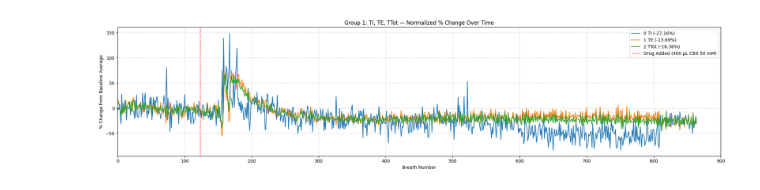
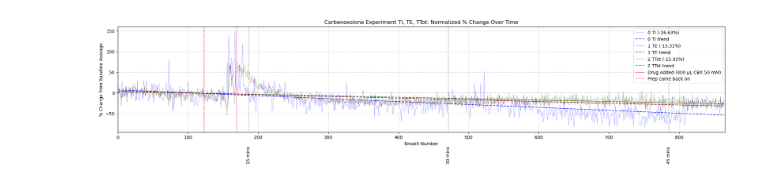
Before and after one commit to ashleighwalker/carbenoxolone, a Jupyter notebook: carbenoxolone analysis.ipynb, the cells around one changed output. Cells and saved outputs as stored; diff of their text form; code cells hidden in the pictures.

Commit message:
changed graph formats

```diff
--- a/carbenoxolone analysis.ipynb
+++ b/carbenoxolone analysis.ipynb
@@ -2,11 +2,13 @@
 #WORK ON WAY TO REPRESENT HOW LONG THE PREP WAS "DOWN"
 #prep took 130 seconds to "come back"
 import pandas as pd
+import numpy as np
 import matplotlib.pyplot as plt
 import matplotlib.ticker as ticker
 
 #Load the .csv file
-csv_file = 'C:\\Users\\Ashle\\OneDrive\\Desktop\\Lab codes\\2025 data\\carbenoxolone data\\carbenoxolone.csv'
+#csv_file = 'C:\\Users\\Ashle\\OneDrive\\Desktop\\Lab codes\\2025 data\\carbenoxolone data\\carbenoxolone.csv' #ashleigh's personal computer
+csv_file = 'C:\\Users\\lab\\Documents\\src\\Ashleigh\\Data 2025\\carbenoxolone data\\carbenoxolone.csv' #lab computer
 
 #Read CSV file
 data = pd.read_csv(csv_file) #reads the file
@@ -62,16 +123,31 @@ for var in group2:
 # %%
 #Percent change from baseline (normalized) for all variables
 
-baseline_range = (0, 100) # breaths 0-100 is baseline, didn't include breats close to drug administration
-postdrug_range = (124, 866) # breaths 124-800 is post-drug
+colors_group1 = ['blue', 'darkgreen', 'darkred']      # for 0 TI, 1 TE, 2 TTot
+colors_group2 = ['purple', 'teal']                   # for 3 VT, 4 Max
+event_times = [900, 1800, 2700, 3600]                     # event times in seconds
+event_labels = ['15 mins', '30 mins', '45 mins', '60 mins']
 
+baseline_range = (0, 100) # breaths 0-100 is baseline, didn't include breaths close to drug administration
+postdrug_range = (101, 866) # breaths 124-866 is post-drug
+
+data = data.copy()
+time_shifted = []
+last_time = 0
+for i, t in enumerate(data['Time']):
+    if i == 0:
+        time_shifted.append(0)
+        last_time = 0
+    else:
+        if t < data['Time'].iloc[i-1]:  # detect restart
+            last_time += data['Time'].iloc[i-1]  # add last segment's end
+        time_shifted.append(t + last_time - data['Time'].iloc[0])
+data['Time_shifted'] = time_shifted
 
 normalized_data = data.copy()
 for var in group1 + group2:
     baseline_mean = data[var].iloc[baseline_range[0]:baseline_range[1]].mean()
-    # Normalize so baseline = 0% (percent change)
     normalized_data[var] = ((data[var] - baseline_mean) / baseline_mean) * 100
-
 
 percent_changes = {}
 for var in group1 + group2:
@@ -84,32 +160,77 @@ for var, change in percent_changes.items():
     print(f"{var}: {change:.2f}% change from baseline")
 
 #plot ti, te, ttot together
-x = range(len(data))
+xlim = len(data)  # set x-axis limit variable
+x = range(xlim) #x axis range
+
+
 plt.figure(figsize=(20, 5))
-for var in group1:
-    plt.plot(x, normalized_data[var], label=f"{var} ({percent_changes[var]:.2f}%)")
+for var, color in zip(group1, colors_group1):
+    plt.plot(x, normalized_data[var], label=f"{var} ({percent_changes[var]:.2f}%)", color=color, linewidth=0.5, alpha=0.5)
+    coeffs = np.polyfit(x, normalized_data[var], 1) #linear fit trend line
+    trend = np.poly1d(coeffs)
+    plt.plot(x, trend(x), linestyle='--', alpha=0.7, label=f'{var} trend', color=color)
+
+for t, label in zip(event_times, event_labels):
+    if t <= max(data['Time_shifted']):
+        idx = (np.abs(data['Time_shifted'] - t)).idxmin()
+        plt.axvline(x=idx, color='black', linestyle=':', linewidth=1, alpha=0.7)
+        ax = plt.gca()
+        plt.text(
+            x=idx,
+            y=-0.3,  # shifted below the graph
+            s=label,
+            rotation=90,
+            verticalalignment='bottom',
+            horizontalalignment='center',
+            fontsize=10,
+            color='black',
+            transform=ax.get_xaxis_transform()
+        )
 
 plt.axvline(x=123, color='red', linestyle='--', linewidth=1, label='Drug Added (400 µL CBX 50 mM)')
+plt.axvline(x=169, color='hotpink', linestyle='-', linewidth=1, label='Prep came back on')
 plt.grid(True, which='both', linestyle=':', linewidth=1, alpha=0.9)
-plt.xlim([0,900]) # set x-axis limit
+plt.xlim([0,xlim])
 plt.xlabel('Breath Number')
 plt.ylabel('% Change from Baseline Average')
-plt.title('Group 1: TI, TE, TTot — Normalized % Change Over Time')
+plt.title('Carbenoxolone Experiment TI, TE, TTot: Normalized % Change Over Time')
 plt.legend()
 plt.tight_layout()
 plt.show()
 
 #plot vt and max separately
-for var in group2:
+for var, color in zip(group2, colors_group2):
     plt.figure(figsize=(20, 5))
-    plt.plot(x, normalized_data[var], label=f"{var} ({percent_changes[var]:.2f}%)")
+    plt.plot(x, normalized_data[var], label=f"{var} ({percent_changes[var]:.2f}%)", color=color, linewidth=0.5, alpha=0.5)
+    coeffs = np.polyfit(x, normalized_data[var], 1) #linear fit trend line
+    trend = np.poly1d(coeffs)
+    plt.plot(x, trend(x), linestyle='--', alpha=0.7, label=f'{var} trend', color=color)
+
+    for t, label in zip(event_times, event_labels):
+        if t <= max(data['Time_shifted']):
+            idx = (np.abs(data['Time_shifted'] - t)).idxmin()
+            plt.axvline(x=idx, color='black', linestyle=':', linewidth=1, alpha=0.7)
+            ax = plt.gca()
+            plt.text(
+                x=idx,
+                y=-0.3,  # shifted below the graph
+                s=label,
+                rotation=90,
+                verticalalignment='bottom',
+                horizontalalignment='center',
+                fontsize=10,
+                color='black',
+                transform=ax.get_xaxis_transform()
+            )
+
     plt.axvline(x=123, color='red', linestyle='--', linewidth=1, label='Drug Added (400 µL CBX 50 mM)')
-    plt.axvline(x=810, color='red', linestyle='--', linewidth=0.5, label='Fixed Shunting')  #vertical line at breath 123 for the drug administration
+    plt.axvline(x=810, color='red', linestyle='--', linewidth=0.5, label='Fixed Shunting')
     plt.grid(True, which='both', linestyle=':', linewidth=1, alpha=0.9)
-    plt.xlim([0,900]) # set x-axis limit
+    plt.xlim([0,900])
     plt.xlabel('Breath Number')
     plt.ylabel('% Change from Baseline Average')
-    plt.title(f'{var} — Normalized % Change Over Time')
+    plt.title(f'Carbenoxolone Experiment {var} : Normalized % Change Over Time')
     plt.legend()
     plt.tight_layout()
     plt.show()
@@ -124 +245 @@ Normalized Mean % Change from Baseline:
-[figure, old version]
+[figure, new version]
```
Also changed, not shown: parts of 2 cells of this notebook.
